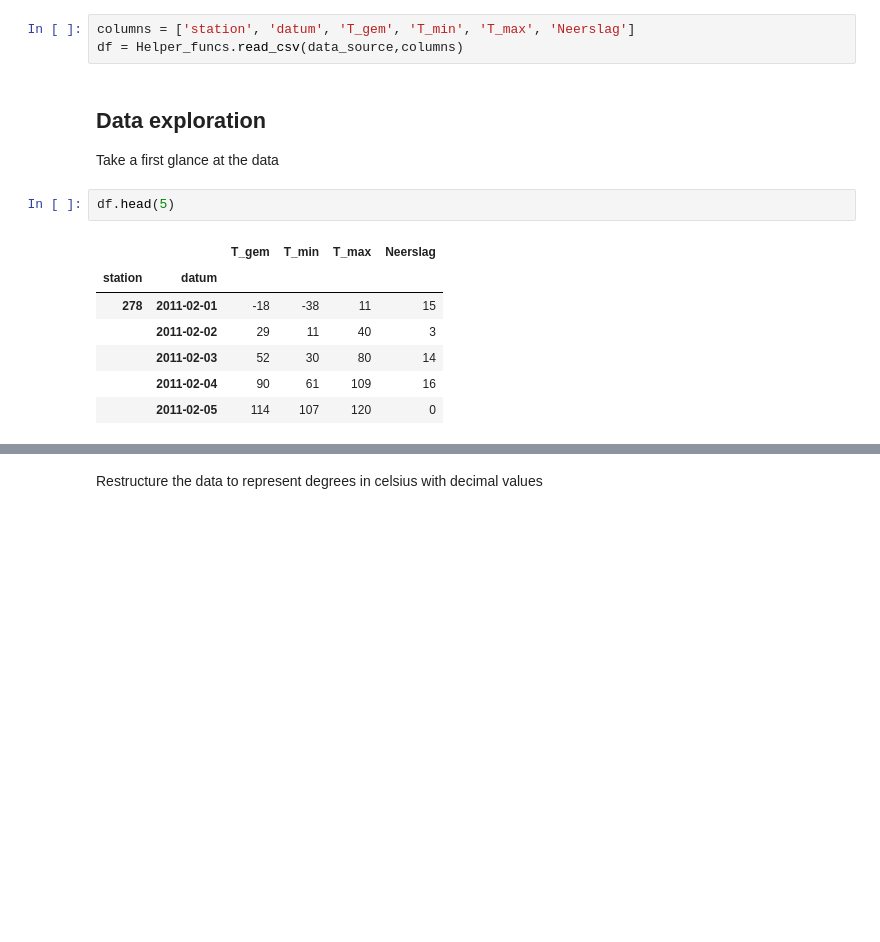
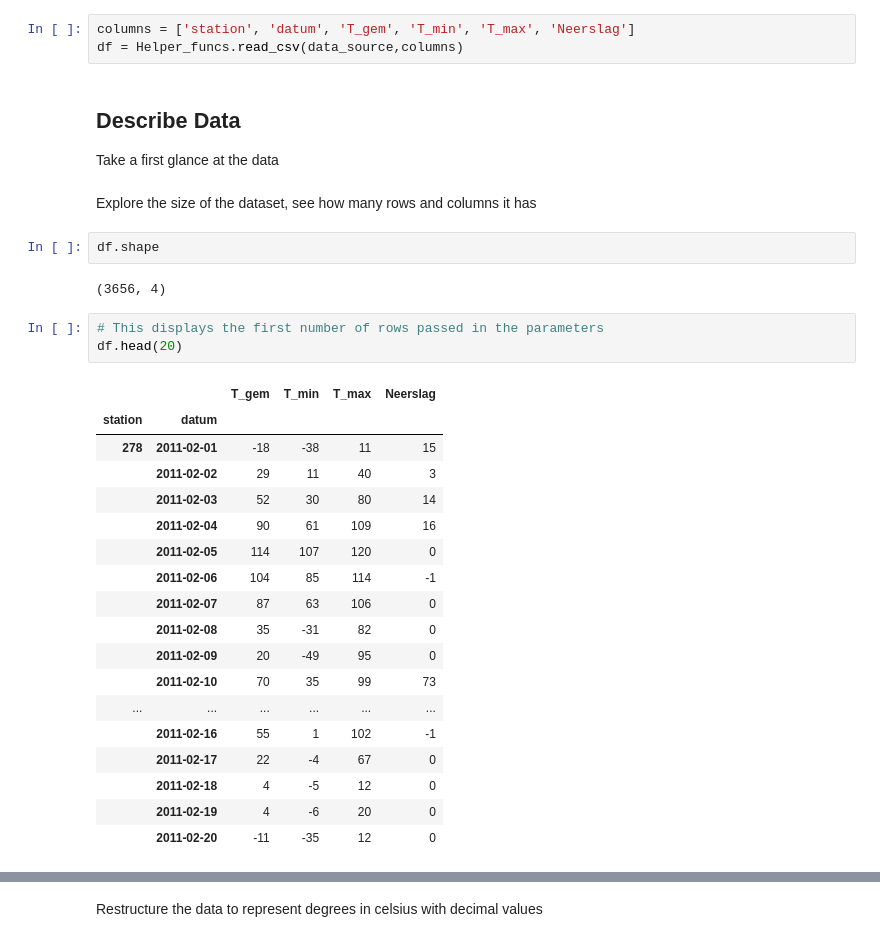
Before and after one commit to ReubenHawley/DSHuiswerkOpdrachten, a Jupyter notebook: notebooks/Data Science Workflow.ipynb, the cells around one changed output, grey strips where cells are left out. Cells and saved outputs as stored; diff of their text form; blank space fills up the shorter version.

```diff
--- a/notebooks/Data Science Workflow.ipynb
+++ b/notebooks/Data Science Workflow.ipynb
@@ -19,15 +145,33 @@ Read the data
 columns = ['station', 'datum', 'T_gem', 'T_min', 'T_max', 'Neerslag']
 df = Helper_funcs.read_csv(data_source,columns)
 # %% [markdown]
-## Data exploration
+## Describe Data
 Take a first glance at the data
-# %%
-df.head(5)
-# %% [output]
-|  |  | T_gem | T_min | T_max | Neerslag |
-| station | datum |  |  |  |  |
-| 278 | 2011-02-01 | -18 | -38 | 11 | 15 |
-|  | 2011-02-02 | 29 | 11 | 40 | 3 |
-|  | 2011-02-03 | 52 | 30 | 80 | 14 |
-|  | 2011-02-04 | 90 | 61 | 109 | 16 |
-|  | 2011-02-05 | 114 | 107 | 120 | 0 |
+# %% [markdown]
+Explore the size of the dataset, see how many rows and columns it has
+# %%
+df.shape
+# %% [output]
+(3656, 4)
+# %%
+# This displays the first number of rows passed in the parameters
+df.head(20)
+# %% [output]
+|  |  | T_gem | T_min | T_max | Neerslag |
+| station | datum |  |  |  |  |
+| 278 | 2011-02-01 | -18 | -38 | 11 | 15 |
+|  | 2011-02-02 | 29 | 11 | 40 | 3 |
+|  | 2011-02-03 | 52 | 30 | 80 | 14 |
+|  | 2011-02-04 | 90 | 61 | 109 | 16 |
+|  | 2011-02-05 | 114 | 107 | 120 | 0 |
+|  | 2011-02-06 | 104 | 85 | 114 | -1 |
+|  | 2011-02-07 | 87 | 63 | 106 | 0 |
+|  | 2011-02-08 | 35 | -31 | 82 | 0 |
+|  | 2011-02-09 | 20 | -49 | 95 | 0 |
+|  | 2011-02-10 | 70 | 35 | 99 | 73 |
+| ... | ... | ... | ... | ... | ... |
+|  | 2011-02-16 | 55 | 1 | 102 | -1 |
+|  | 2011-02-17 | 22 | -4 | 67 | 0 |
+|  | 2011-02-18 | 4 | -5 | 12 | 0 |
+|  | 2011-02-19 | 4 | -6 | 20 | 0 |
+|  | 2011-02-20 | -11 | -35 | 12 | 0 |
```
Also changed, not shown: parts of 29 cells of this notebook.
